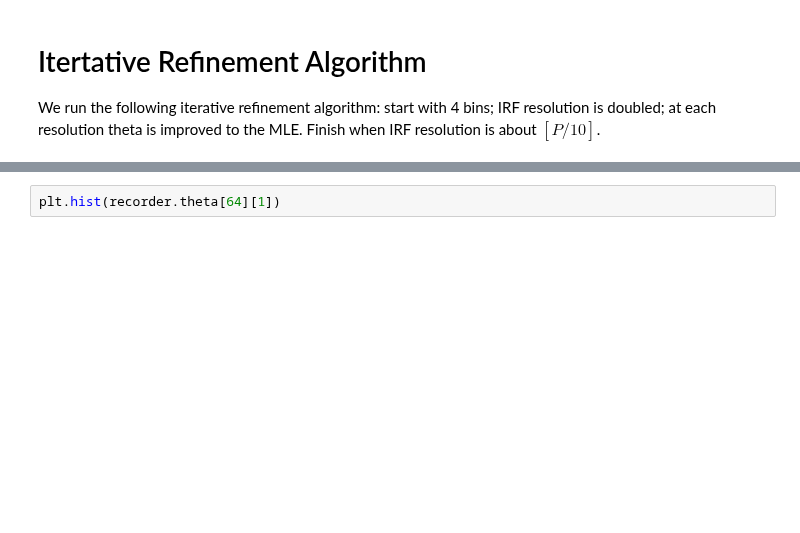
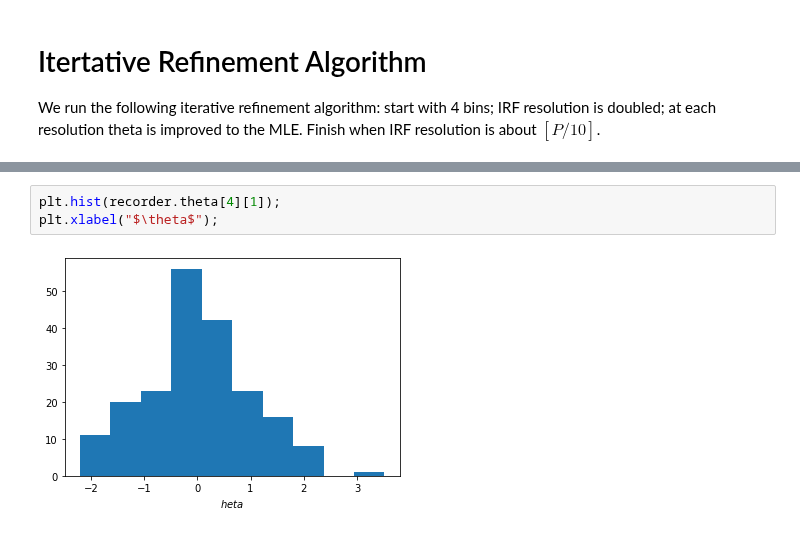
Before and after one commit to ETS-Next-Gen/irt-mcmc, a Jupyter notebook: notebooks/irt_solver_1d_mle.ipynb, the cells around one changed output, grey strips where cells are left out. Cells and saved outputs as stored; diff of their text form; blank space fills up the shorter version.

```diff
--- a/notebooks/irt_solver_1d_mle.ipynb
+++ b/notebooks/irt_solver_1d_mle.ipynb
@@ -288,5 +271,8 @@ t = solver.solve()
 # %%
-plt.hist(recorder.theta[64][1])
+plt.hist(recorder.theta[4][1]);
+plt.xlabel("$\theta$");
+# %% [output]
+[figure, added]
 # %%
 # Run history: calculate the IRF error from the known parametric model.
 
```
Also changed, not shown: parts of 27 cells of this notebook, 7 other files.
